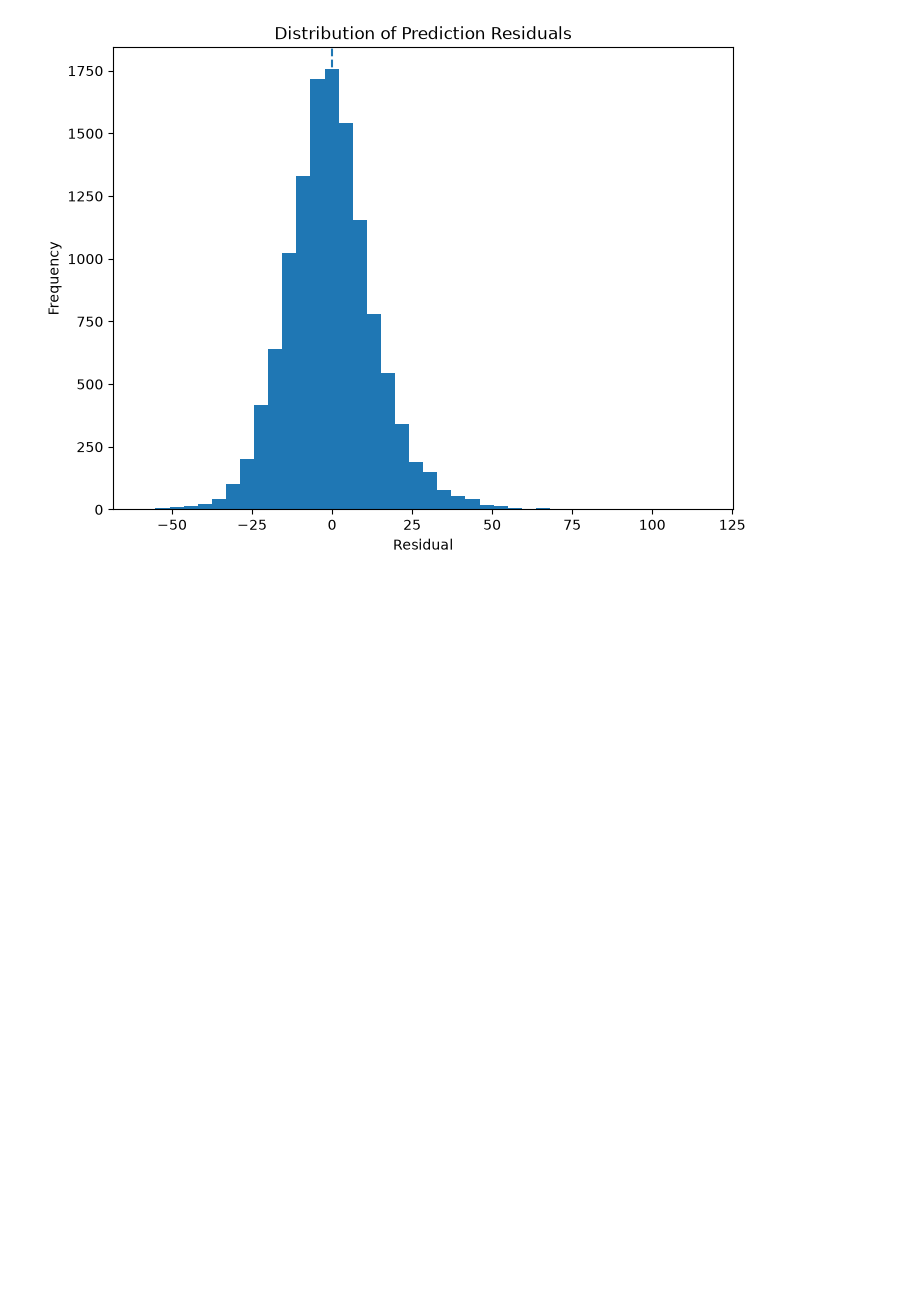
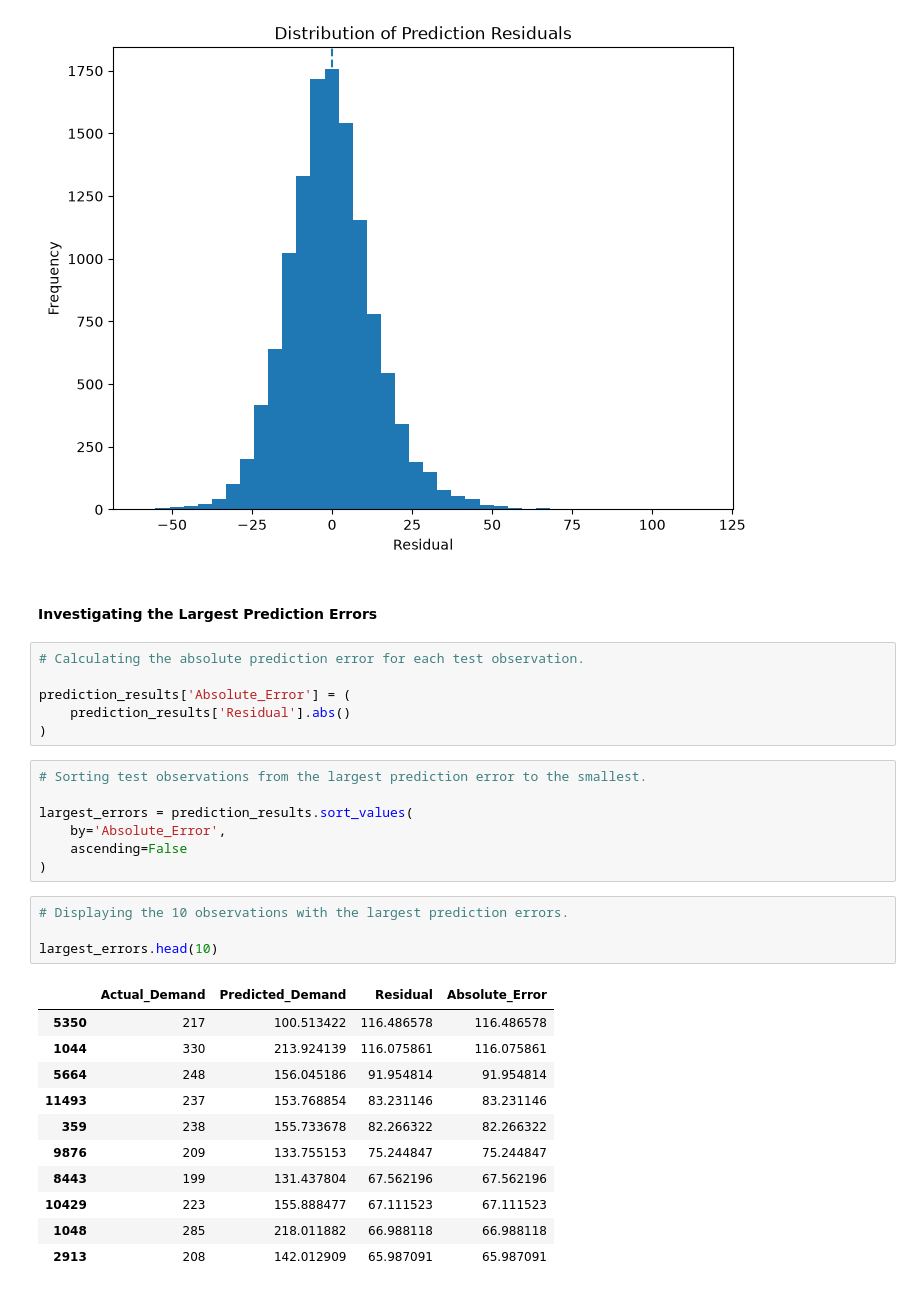
Before and after one commit to TejasMJ/retail-demand-intelligence, a Jupyter notebook: notebooks/06_model_evaluation.ipynb, the cells around one changed output. Drawn from its saved outputs; the diff is of its cells as text; blank space fills up the shorter version.

```diff
--- a/notebooks/06_model_evaluation.ipynb
+++ b/notebooks/06_model_evaluation.ipynb
@@ -593,3 +595,34 @@ plt.title('Distribution of Prediction Residuals')
 plt.show()
 # %% [output]
 [figure]
+# %% [markdown]
+#### Investigating the Largest Prediction Errors
+# %%
+# Calculating the absolute prediction error for each test observation.
+
+prediction_results['Absolute_Error'] = (
+    prediction_results['Residual'].abs()
+)
+# %%
+# Sorting test observations from the largest prediction error to the smallest.
+
+largest_errors = prediction_results.sort_values(
+    by='Absolute_Error',
+    ascending=False
+)
+# %%
+# Displaying the 10 observations with the largest prediction errors.
+
+largest_errors.head(10)
+# %% [output]
+|  | Actual_Demand | Predicted_Demand | Residual | Absolute_Error |
+| 5350 | 217 | 100.513422 | 116.486578 | 116.486578 |
+| 1044 | 330 | 213.924139 | 116.075861 | 116.075861 |
+| 5664 | 248 | 156.045186 | 91.954814 | 91.954814 |
+| 11493 | 237 | 153.768854 | 83.231146 | 83.231146 |
+| 359 | 238 | 155.733678 | 82.266322 | 82.266322 |
+| 9876 | 209 | 133.755153 | 75.244847 | 75.244847 |
+| 8443 | 199 | 131.437804 | 67.562196 | 67.562196 |
+| 10429 | 223 | 155.888477 | 67.111523 | 67.111523 |
+| 1048 | 285 | 218.011882 | 66.988118 | 66.988118 |
+| 2913 | 208 | 142.012909 | 65.987091 | 65.987091 |
```
Also changed, not shown: parts of 11 cells of this notebook.
